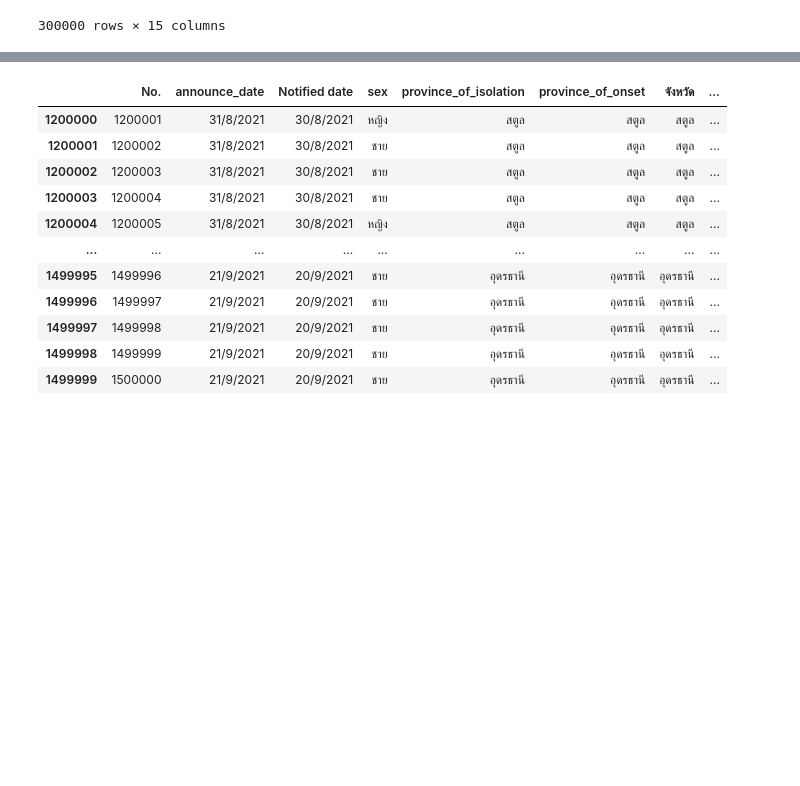
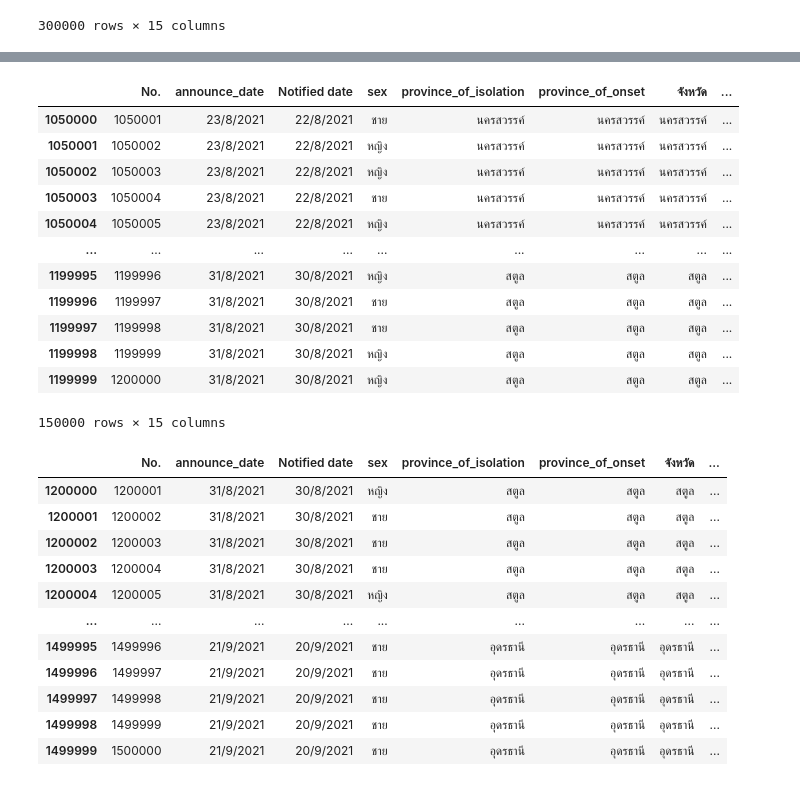
Before and after one commit to nichakornchaisuwan/data_viz_2022, a Jupyter notebook: Project_กลุ่มนี้.ipynb, the cells around one changed output, grey strips where cells are left out. Saved outputs shown, nothing was run; the diff lists cells and outputs as text; code cells hidden in the pictures; blank space fills up the shorter version.

```diff
--- a/Project_กลุ่มนี้.ipynb
+++ b/Project_กลุ่มนี้.ipynb
@@ -1125,0 +1172,17 @@ get_vaccine4.to_csv('get_vaccine4.csv', encoding='utf-8')
+# %%
+get_vaccine42 = get_vaccine.iloc[1050000:1200000,:]
+get_vaccine42
+# %% [output]
+|  | No. | announce_date | Notified date | sex | province_of_isolation | province_of_onset | จังหวัด | ... |
+| 1050000 | 1050001 | 23/8/2021 | 22/8/2021 | ชาย | นครสวรรค์ | นครสวรรค์ | นครสวรรค์ | ... |
+| 1050001 | 1050002 | 23/8/2021 | 22/8/2021 | หญิง | นครสวรรค์ | นครสวรรค์ | นครสวรรค์ | ... |
+| 1050002 | 1050003 | 23/8/2021 | 22/8/2021 | หญิง | นครสวรรค์ | นครสวรรค์ | นครสวรรค์ | ... |
+| 1050003 | 1050004 | 23/8/2021 | 22/8/2021 | ชาย | นครสวรรค์ | นครสวรรค์ | นครสวรรค์ | ... |
+| 1050004 | 1050005 | 23/8/2021 | 22/8/2021 | หญิง | นครสวรรค์ | นครสวรรค์ | นครสวรรค์ | ... |
+| ... | ... | ... | ... | ... | ... | ... | ... | ... |
+| 1199995 | 1199996 | 31/8/2021 | 30/8/2021 | หญิง | สตูล | สตูล | สตูล | ... |
+| 1199996 | 1199997 | 31/8/2021 | 30/8/2021 | ชาย | สตูล | สตูล | สตูล | ... |
+| 1199997 | 1199998 | 31/8/2021 | 30/8/2021 | ชาย | สตูล | สตูล | สตูล | ... |
+| 1199998 | 1199999 | 31/8/2021 | 30/8/2021 | หญิง | สตูล | สตูล | สตูล | ... |
+| 1199999 | 1200000 | 31/8/2021 | 30/8/2021 | หญิง | สตูล | สตูล | สตูล | ... |
+150000 rows × 15 columns
```
Also changed, not shown: parts of 13 cells of this notebook.
